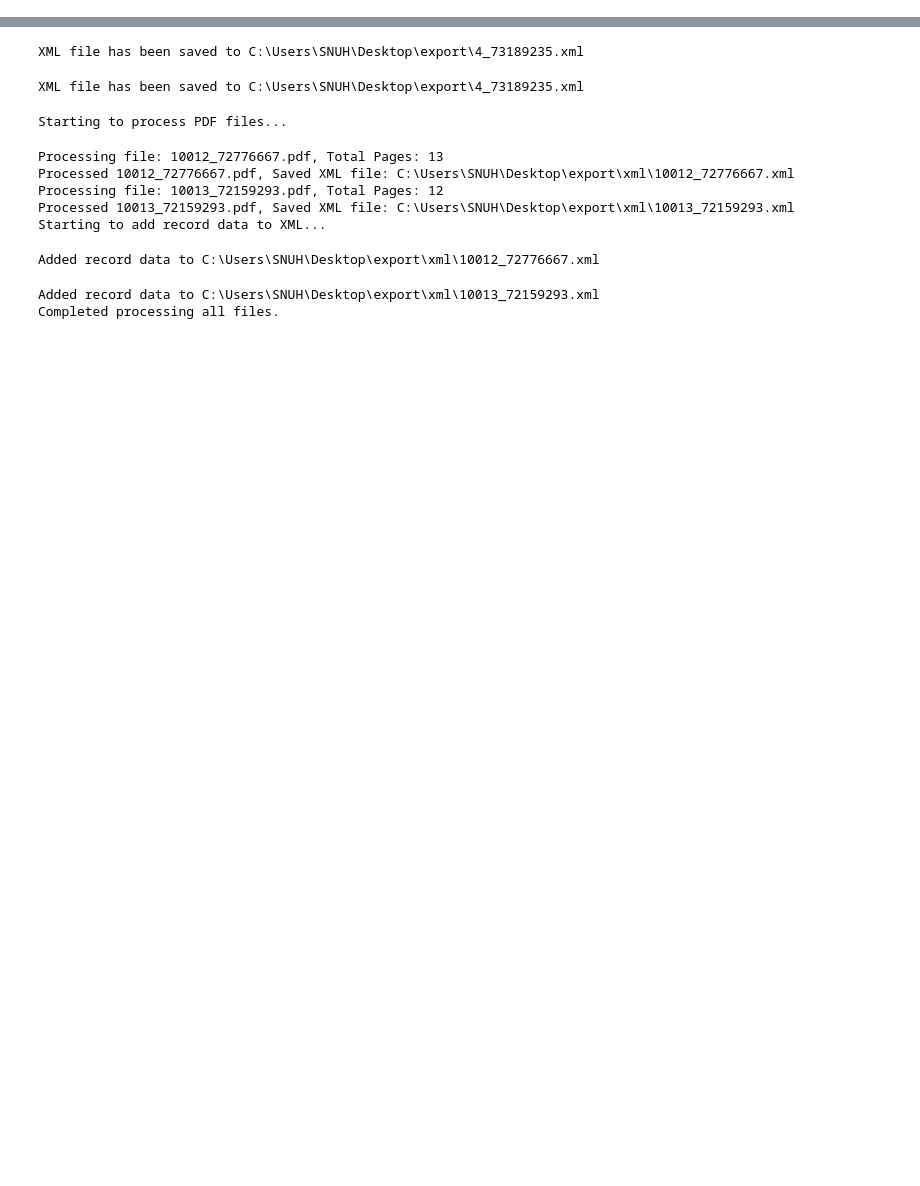
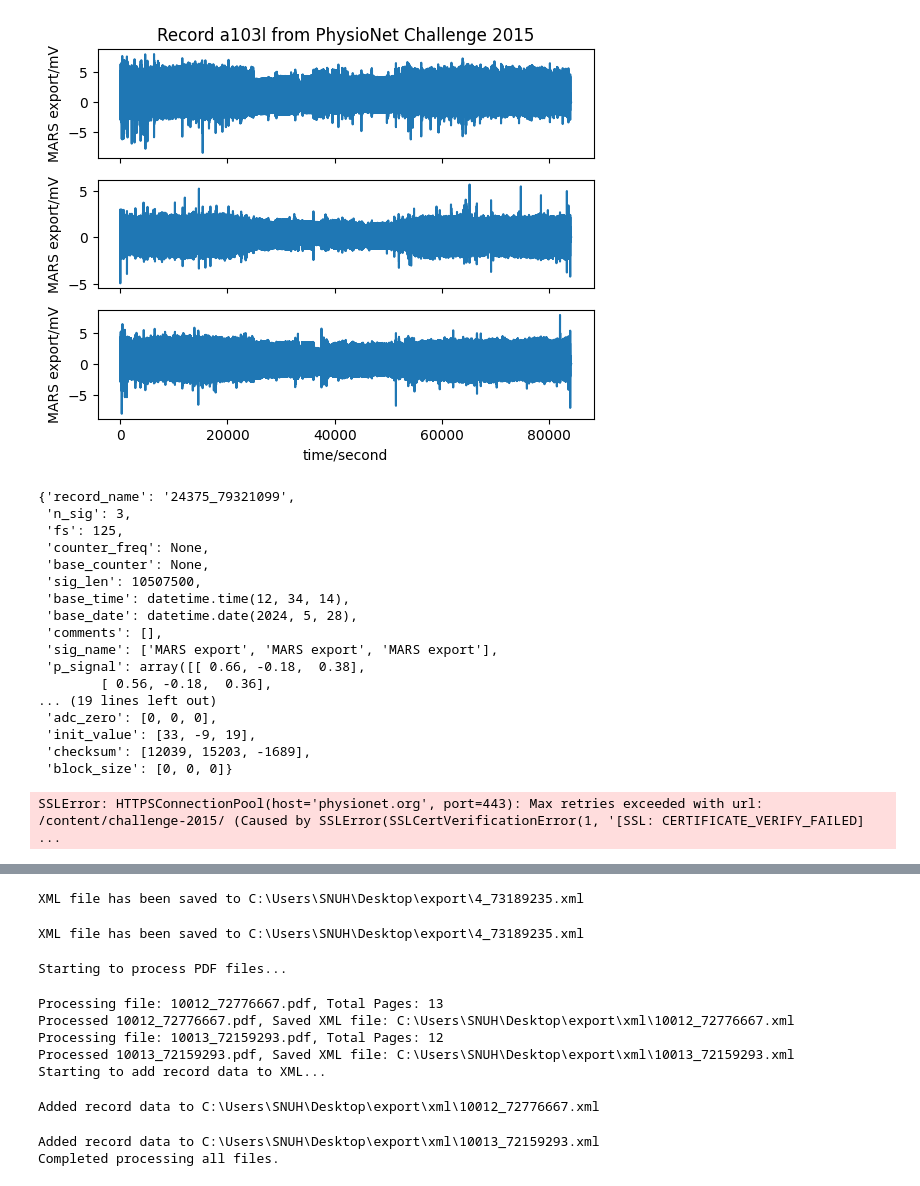
Before and after one commit to devguno/CDM, a Jupyter notebook: Holter/Holter_signal.ipynb, the cells around one changed output, grey strips where cells are left out. Saved outputs shown, nothing was run; the diff lists cells and outputs as text; code cells hidden in the pictures; blank space fills up the shorter version.

```diff
--- a/Holter/Holter_signal.ipynb
+++ b/Holter/Holter_signal.ipynb
@@ -15,3 +15,30 @@ wfdb.plot.plot_wfdb(record=record, title='Record 22571_75836304')
+# %%
+wfdb.plot_wfdb(record=record, title='Record a103l from PhysioNet Challenge 2015')
+display(record.__dict__)
+
+# Can also read the same files hosted on PhysioNet https://physionet.org/content/challenge-2015/1.0.0
+# in the /training/ database subdirectory.
+record2 = wfdb.rdrecord('a103l', pn_dir='challenge-2015/training/')
+# %% [output]
+[figure, added]
+{'record_name': '24375_79321099',
+ 'n_sig': 3,
+ 'fs': 125,
+ 'counter_freq': None,
+ 'base_counter': None,
+ 'sig_len': 10507500,
+ 'base_time': datetime.time(12, 34, 14),
+ 'base_date': datetime.date(2024, 5, 28),
+ 'comments': [],
+ 'sig_name': ['MARS export', 'MARS export', 'MARS export'],
+ 'p_signal': array([[ 0.66, -0.18,  0.38],
+        [ 0.56, -0.18,  0.36],
+... (19 lines left out)
+ 'adc_zero': [0, 0, 0],
+ 'init_value': [33, -9, 19],
+ 'checksum': [12039, 15203, -1689],
+ 'block_size': [0, 0, 0]}
+SSLError: HTTPSConnectionPool(host='physionet.org', port=443): Max retries exceeded with url: /content/challenge-2015/ (Caused by SSLError(SSLCertVerificationError(1, '[SSL: CERTIFICATE_VERIFY_FAILED] ...
 # %%
 # 시간 벡터 생성
 time = [i / record.fs for i in range(record.sig_len)]
```
Also changed, not shown: parts of 3 cells of this notebook.
